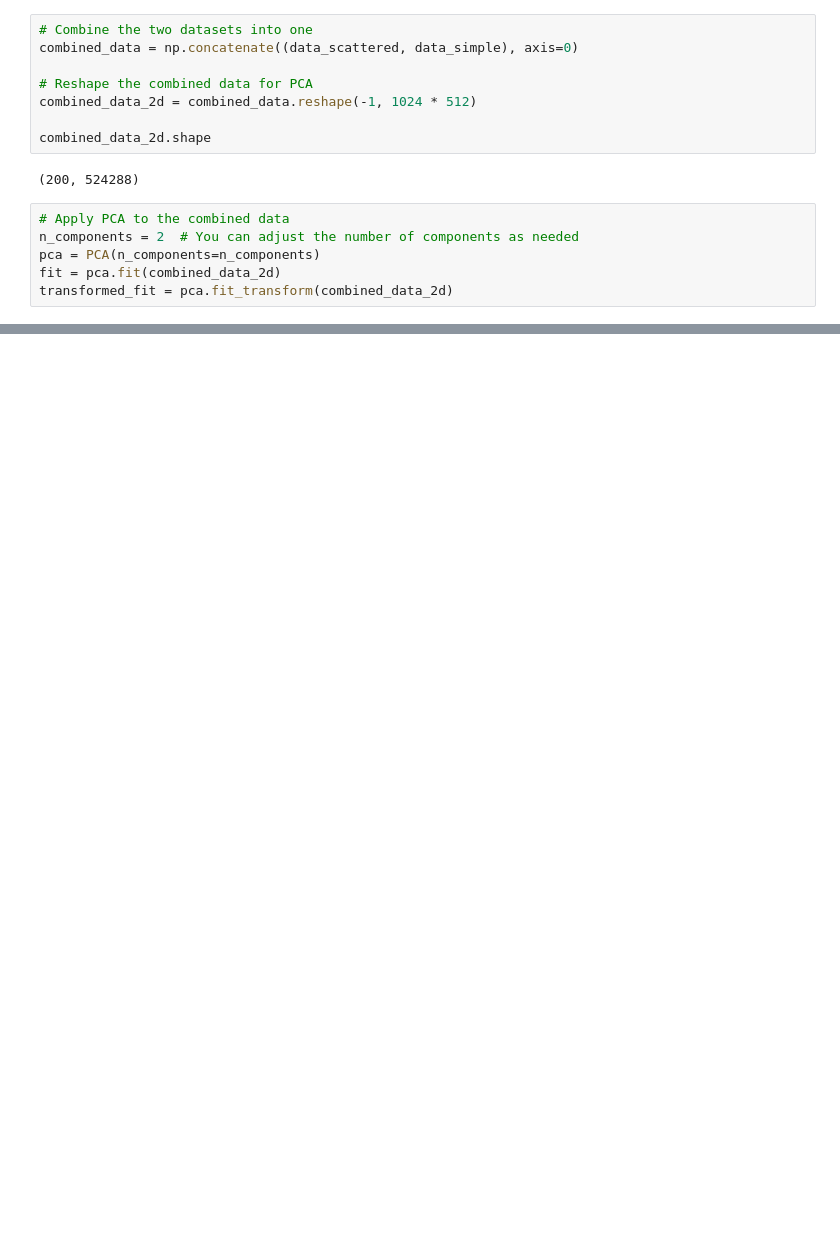
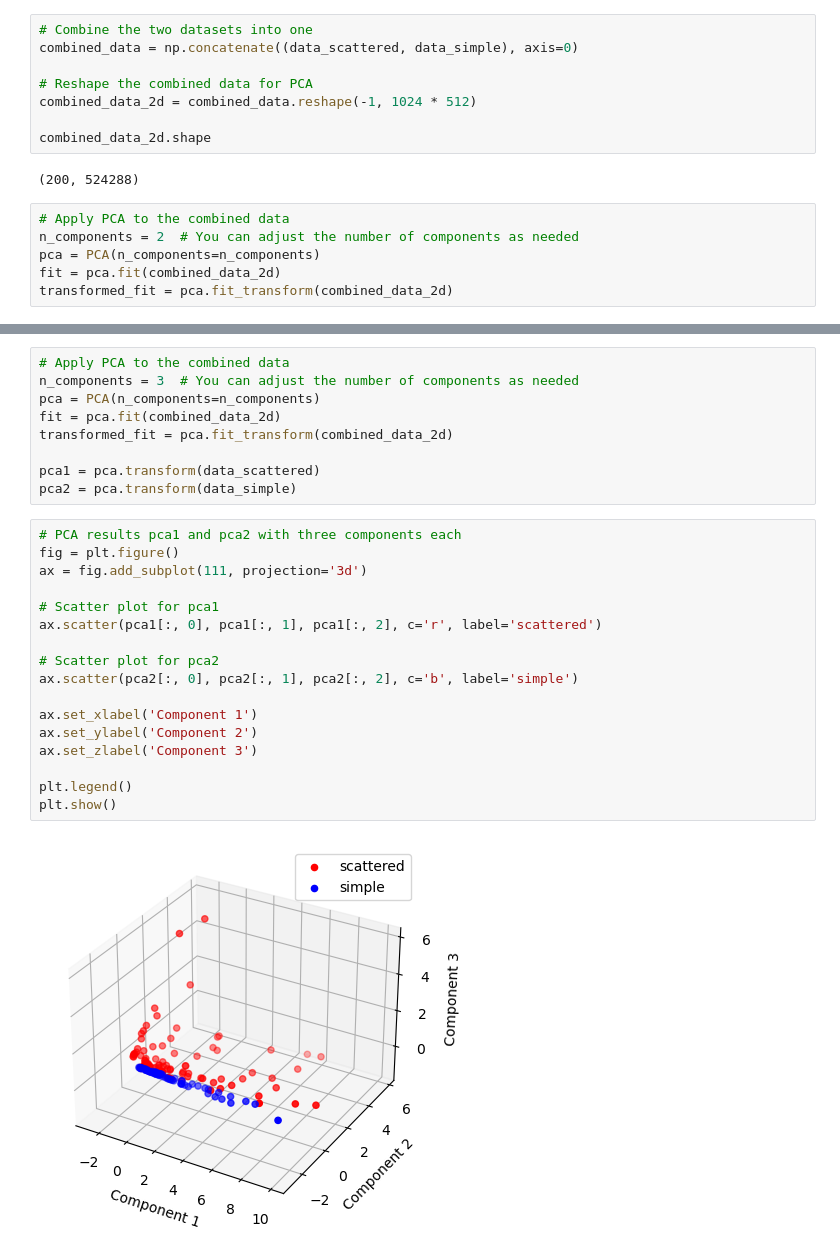
Before and after one commit to SRON-API-DataMagic/Rep_Learn_FRB, a Jupyter notebook: PCA.ipynb, the cells around one changed output, grey strips where cells are left out. Drawn from its saved outputs; the diff is of its cells as text; blank space fills up the shorter version.

```diff
--- a/PCA.ipynb
+++ b/PCA.ipynb
@@ -53,0 +72,28 @@ plt.show()
+# %%
+# Apply PCA to the combined data
+n_components = 3  # You can adjust the number of components as needed
+pca = PCA(n_components=n_components)
+fit = pca.fit(combined_data_2d)
+transformed_fit = pca.fit_transform(combined_data_2d)
+
+pca1 = pca.transform(data_scattered)
+pca2 = pca.transform(data_simple)
+# %%
+# PCA results pca1 and pca2 with three components each
+fig = plt.figure()
+ax = fig.add_subplot(111, projection='3d')
+
+# Scatter plot for pca1
+ax.scatter(pca1[:, 0], pca1[:, 1], pca1[:, 2], c='r', label='scattered')
+
+# Scatter plot for pca2
+ax.scatter(pca2[:, 0], pca2[:, 1], pca2[:, 2], c='b', label='simple')
+
+ax.set_xlabel('Component 1')
+ax.set_ylabel('Component 2')
+ax.set_zlabel('Component 3')
+
+plt.legend()
+plt.show()
+# %% [output]
+[figure, added]
```
Also changed, not shown: parts of 6 cells of this notebook, 1 other file.
